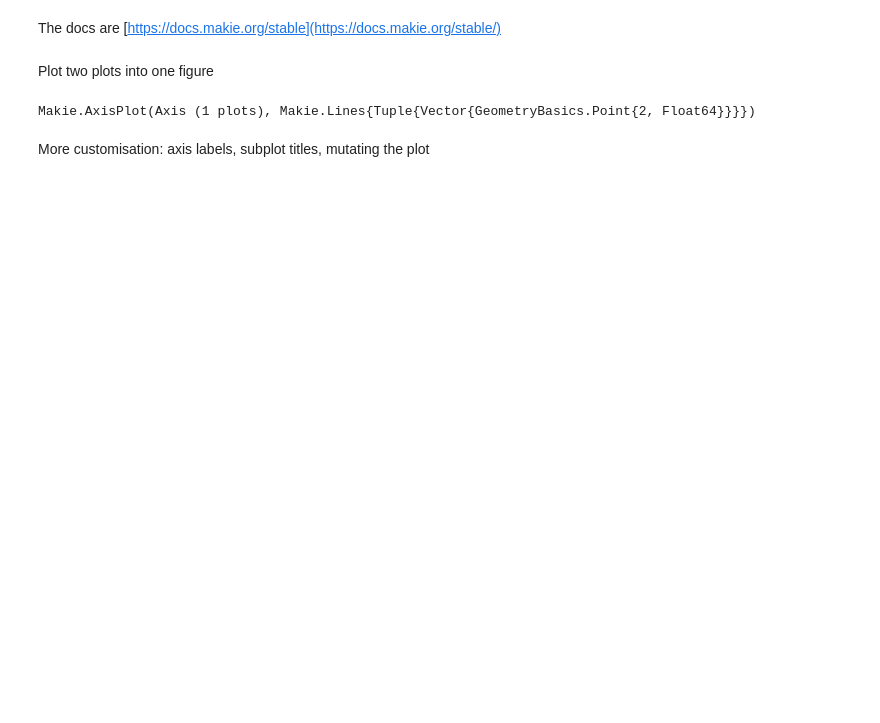
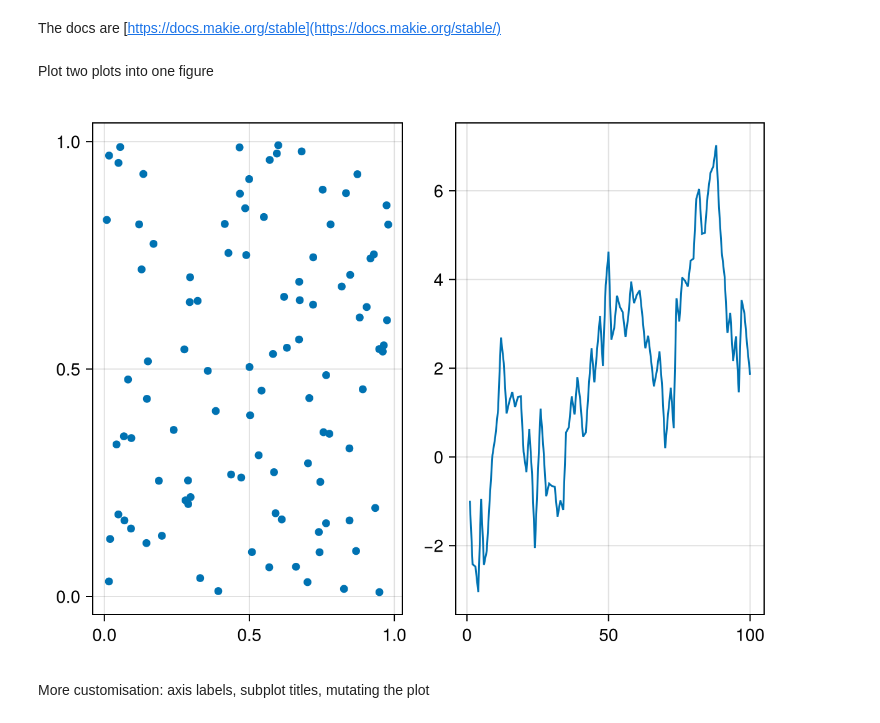
Before and after one commit to mauro3/Julia-intro-ETHZ-Compicampus, a Jupyter notebook: notebooks-solution/plotting-with-makie.ipynb, the cells around one changed output. Cells and saved outputs as stored; diff of their text form; code cells hidden in the pictures; blank space fills up the shorter version.

Commit message:
Update for CairoMakie

```diff
--- a/notebooks-solution/plotting-with-makie.ipynb
+++ b/notebooks-solution/plotting-with-makie.ipynb
@@ -26,9 +31,10 @@ Plot two plots into one figure
 # %%
 f = Figure()
 scatter(f[1, 1], rand(100, 2))
 lines(f[1, 2], cumsum(randn(100)))
+f
 # %% [output]
-Makie.AxisPlot(Axis (1 plots), Makie.Lines{Tuple{Vector{GeometryBasics.Point{2, Float64}}}})
+[figure, added]
 # %% [markdown]
 More customisation: axis labels, subplot titles, mutating the plot
 # %%
```
Also changed, not shown: parts of 4 cells of this notebook, 6 other files.
